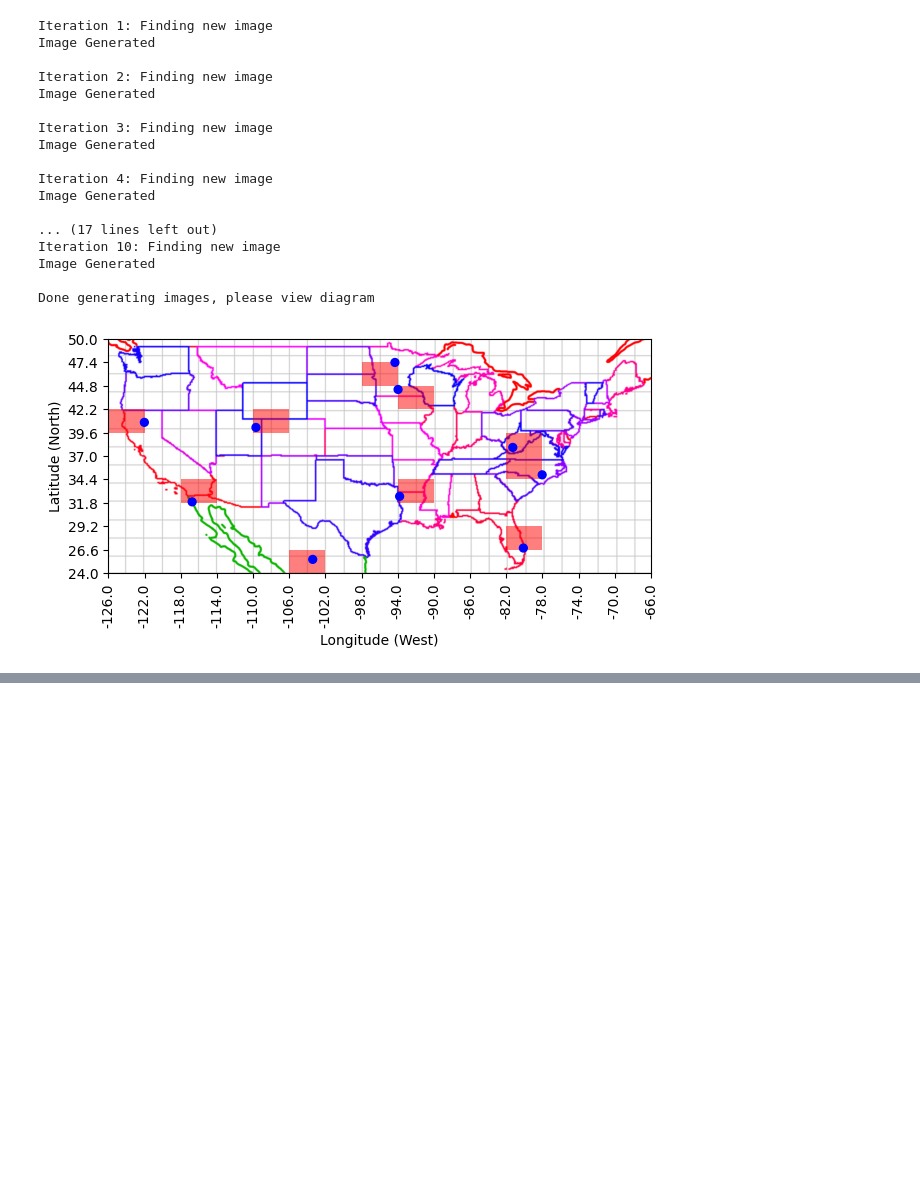
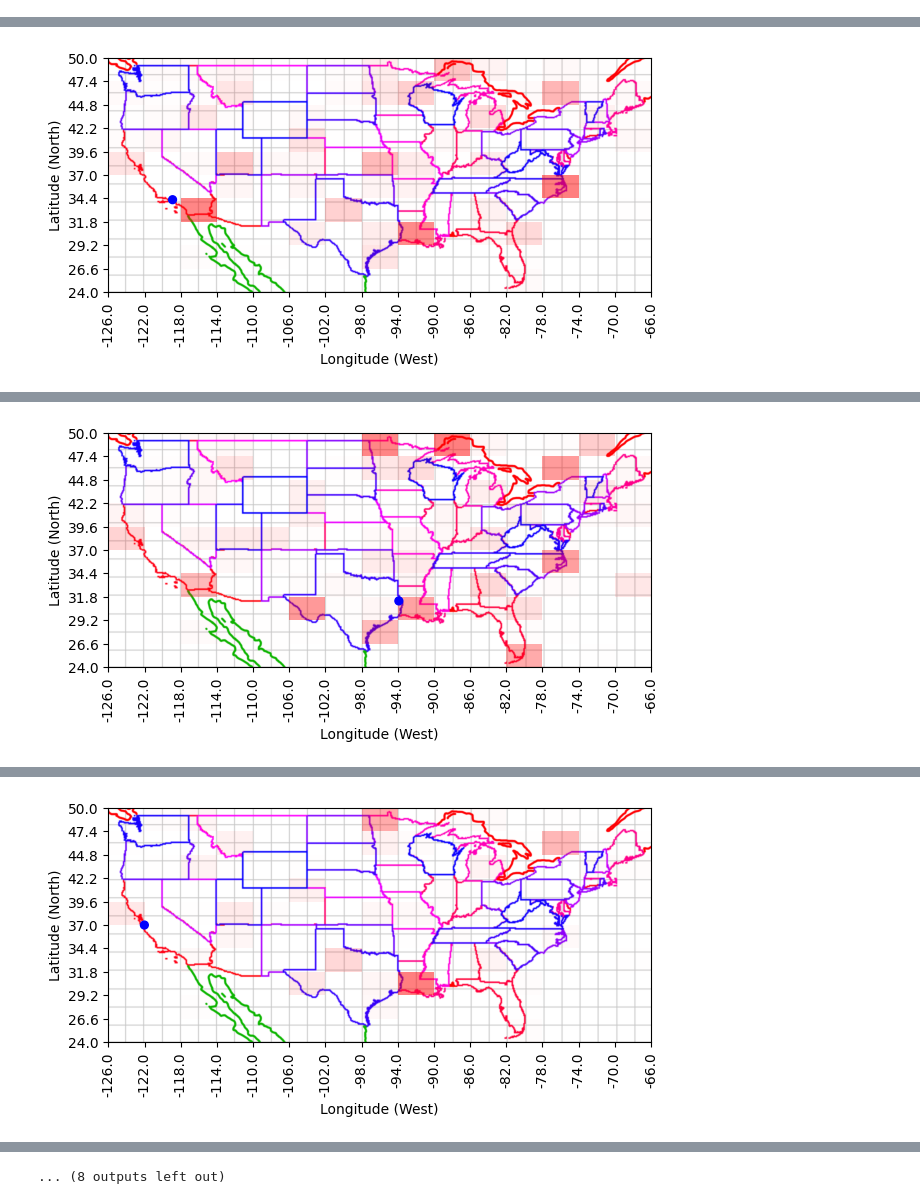
Before and after one commit to aethom00/Geoguessr442, a Jupyter notebook: display.ipynb, the cells around one changed output, grey strips where cells are left out. Saved outputs shown, nothing was run; the diff lists cells and outputs as text; code cells hidden in the pictures; blank space fills up the shorter version.

Commit message:
Creating the model

```diff
--- a/display.ipynb
+++ b/display.ipynb
@@ -6,26 +9,3 @@ agent.init()
-# %%
-agent.generate_images(10,limit=1)
-# %% [output]
-Iteration 1: Finding new image
-Image Generated
-
-Iteration 2: Finding new image
-Image Generated
-
-Iteration 3: Finding new image
-Image Generated
-
-Iteration 4: Finding new image
-Image Generated
-
-... (17 lines left out)
-Iteration 10: Finding new image
-Image Generated
-
-Done generating images, please view diagram
-# %%
-for city_img in agent.city_images:
-    agent.gui.output[city_img.grid_y][city_img.grid_x] = 1
-agent.show()
-# %% [output]
-[figure, removed]
+# %%
+agent.evaluate_model()
+# %% [output]
@@ -31,0 +17 @@ agent.show()
+[figure, added]
@@ -31,0 +19 @@ agent.show()
+[figure, added]
@@ -31,0 +21 @@ agent.show()
+[figure, added]
@@ -31,0 +28 @@ agent.show()
+... (8 outputs left out)
```
Also changed, not shown: parts of 2 cells of this notebook, 5 other files.
